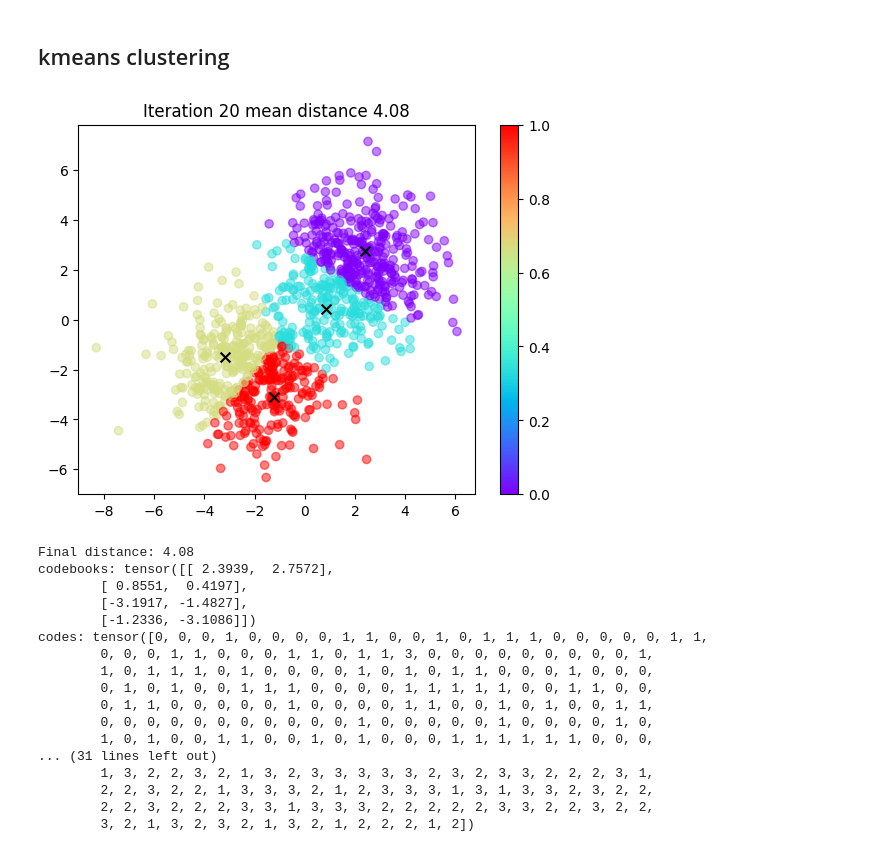
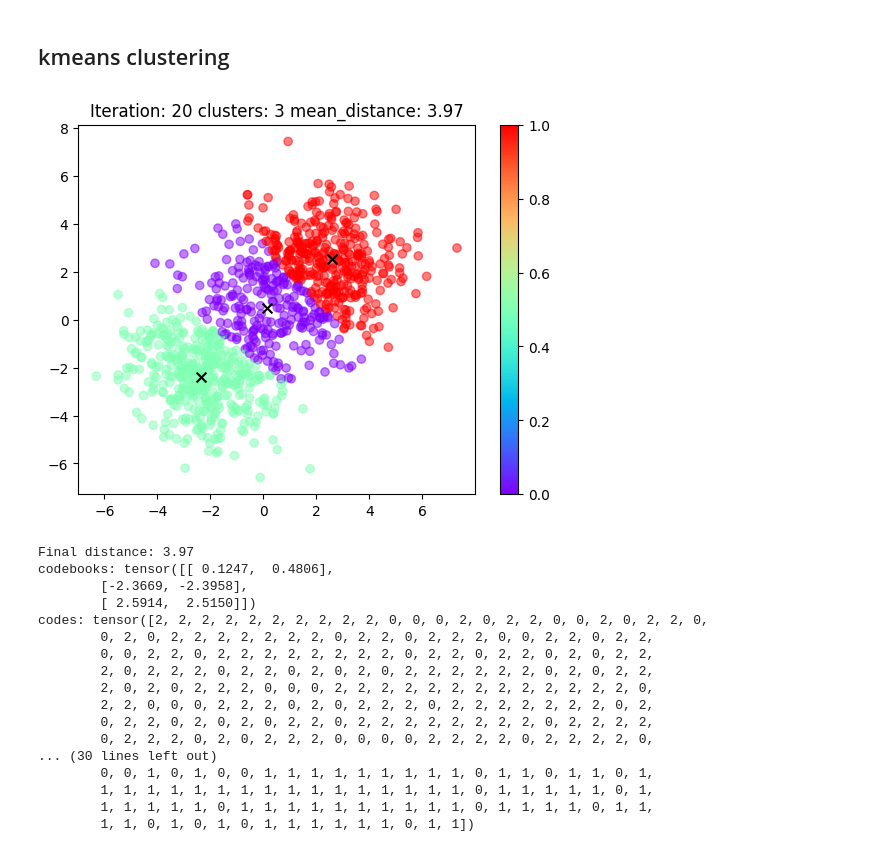
Before and after one commit to donglinkang2021/kmeans_torch, a Jupyter notebook: dev.ipynb, the cells around one changed output. Drawn from its saved outputs; the diff is of its cells as text; code cells hidden in the pictures.

```diff
--- a/dev.ipynb
+++ b/dev.ipynb
@@ -22,52 +22,52 @@ plt.show()
 ## kmeans clustering
 # %%
 X = torch.tensor(np.stack([x, y], axis=1), dtype=torch.float32)
-v_clusters = 4
+v_clusters = 3
 num_iterations = 20
 idx = torch.randint(num_samples, (v_clusters,), dtype=torch.long)
 codebooks = X[idx]
 print(f'codebooks: {codebooks}')
 
 # cmap = 'viridis'
 cmap = 'rainbow'
 ani = Animator()
 ani.fig.colorbar(plt.cm.ScalarMappable(cmap=cmap), ax=ani.ax)
 # Plot the data and the cluster centers
 for i in range(num_iterations):
     distance = torch.cdist(X, codebooks, p=2)
     codes = distance.argmin(dim=-1)
     # for-loop version
     # for k in range(v_clusters):
     #     codebooks[k] = X[codes == k].mean(dim=0)
 
     # matrix version
-    # codes_onehot = F.one_hot(codes, v_clusters).float().T
-    # codebooks = codes_onehot @ X / codes_onehot.sum(dim=-1, keepdim=True)
+    codes_onehot = F.one_hot(codes, v_clusters).float().T
+    codebooks = codes_onehot @ X / codes_onehot.sum(dim=-1, keepdim=True)
     ani.clear()
     ani.ax.scatter(x, y, c=codes, cmap=cmap, alpha=0.5)
     ani.ax.scatter(codebooks[:, 0], codebooks[:, 1], c='black',s = 50, marker='x')
-    ani.ax.set_title(f'Iteration {i + 1} mean distance {distance.mean():.2f}')
+    ani.ax.set_title(f'Iteration: {i + 1} clusters: {v_clusters} mean_distance: {distance.mean():.2f}')
     ani.render(0.1)
 print(f'Final distance: {distance.mean():.2f}')
 print(f'codebooks: {codebooks}')
 print(f'codes: {codes}')
 ani.close()
 # %% [output]
-[figure, old version]
+[figure, new version]
-Final distance: 4.08
-codebooks: tensor([[ 2.3939,  2.7572],
-        [ 0.8551,  0.4197],
-        [-3.1917, -1.4827],
-        [-1.2336, -3.1086]])
-codes: tensor([0, 0, 0, 1, 0, 0, 0, 0, 1, 1, 0, 0, 1, 0, 1, 1, 1, 0, 0, 0, 0, 0, 1, 1,
-        0, 0, 0, 1, 1, 0, 0, 0, 1, 1, 0, 1, 1, 3, 0, 0, 0, 0, 0, 0, 0, 0, 0, 1,
-        1, 0, 1, 1, 1, 0, 1, 0, 0, 0, 0, 1, 0, 1, 0, 1, 1, 0, 0, 0, 1, 0, 0, 0,
-        0, 1, 0, 1, 0, 0, 1, 1, 1, 0, 0, 0, 0, 1, 1, 1, 1, 1, 0, 0, 1, 1, 0, 0,
-        0, 1, 1, 0, 0, 0, 0, 0, 1, 0, 0, 0, 0, 1, 1, 0, 0, 1, 0, 1, 0, 0, 1, 1,
-        0, 0, 0, 0, 0, 0, 0, 0, 0, 0, 0, 1, 0, 0, 0, 0, 0, 1, 0, 0, 0, 0, 1, 0,
-        1, 0, 1, 0, 0, 1, 1, 0, 0, 1, 0, 1, 0, 0, 0, 1, 1, 1, 1, 1, 1, 0, 0, 0,
-... (31 lines left out)
-        1, 3, 2, 2, 3, 2, 1, 3, 2, 3, 3, 3, 3, 3, 2, 3, 2, 3, 3, 2, 2, 2, 3, 1,
-        2, 2, 3, 2, 2, 1, 3, 3, 3, 2, 1, 2, 3, 3, 3, 1, 3, 1, 3, 3, 2, 3, 2, 2,
-        2, 2, 3, 2, 2, 2, 3, 3, 1, 3, 3, 3, 2, 2, 2, 2, 2, 3, 3, 2, 2, 3, 2, 2,
-        3, 2, 1, 3, 2, 3, 2, 1, 3, 2, 1, 2, 2, 2, 1, 2])
+Final distance: 3.97
+codebooks: tensor([[ 0.1247,  0.4806],
+        [-2.3669, -2.3958],
+        [ 2.5914,  2.5150]])
+codes: tensor([2, 2, 2, 2, 2, 2, 2, 2, 2, 2, 0, 0, 0, 2, 0, 2, 2, 0, 0, 2, 0, 2, 2, 0,
+        0, 2, 0, 2, 2, 2, 2, 2, 2, 2, 0, 2, 2, 0, 2, 2, 2, 0, 0, 2, 2, 0, 2, 2,
+        0, 0, 2, 2, 0, 2, 2, 2, 2, 2, 2, 2, 2, 0, 2, 2, 0, 2, 2, 0, 2, 0, 2, 2,
+        2, 0, 2, 2, 2, 0, 2, 2, 0, 2, 0, 2, 0, 2, 2, 2, 2, 2, 2, 0, 2, 0, 2, 2,
+        2, 0, 2, 0, 2, 2, 2, 0, 0, 0, 2, 2, 2, 2, 2, 2, 2, 2, 2, 2, 2, 2, 2, 0,
+        2, 2, 0, 0, 0, 2, 2, 2, 0, 2, 0, 2, 2, 2, 0, 2, 2, 2, 2, 2, 2, 2, 0, 2,
+        0, 2, 2, 0, 2, 0, 2, 0, 2, 2, 0, 2, 2, 2, 2, 2, 2, 2, 2, 0, 2, 2, 2, 2,
+        0, 2, 2, 2, 0, 2, 0, 2, 2, 2, 0, 0, 0, 0, 2, 2, 2, 2, 0, 2, 2, 2, 2, 0,
+... (30 lines left out)
+        0, 0, 1, 0, 1, 0, 0, 1, 1, 1, 1, 1, 1, 1, 1, 1, 0, 1, 1, 0, 1, 1, 0, 1,
+        1, 1, 1, 1, 1, 1, 1, 1, 1, 1, 1, 1, 1, 1, 1, 1, 0, 1, 1, 1, 1, 1, 0, 1,
+        1, 1, 1, 1, 1, 0, 1, 1, 1, 1, 1, 1, 1, 1, 1, 1, 0, 1, 1, 1, 1, 0, 1, 1,
+        1, 1, 0, 1, 0, 1, 0, 1, 1, 1, 1, 1, 1, 0, 1, 1])
```
Also changed, not shown: parts of 2 cells of this notebook, 4 other files.
